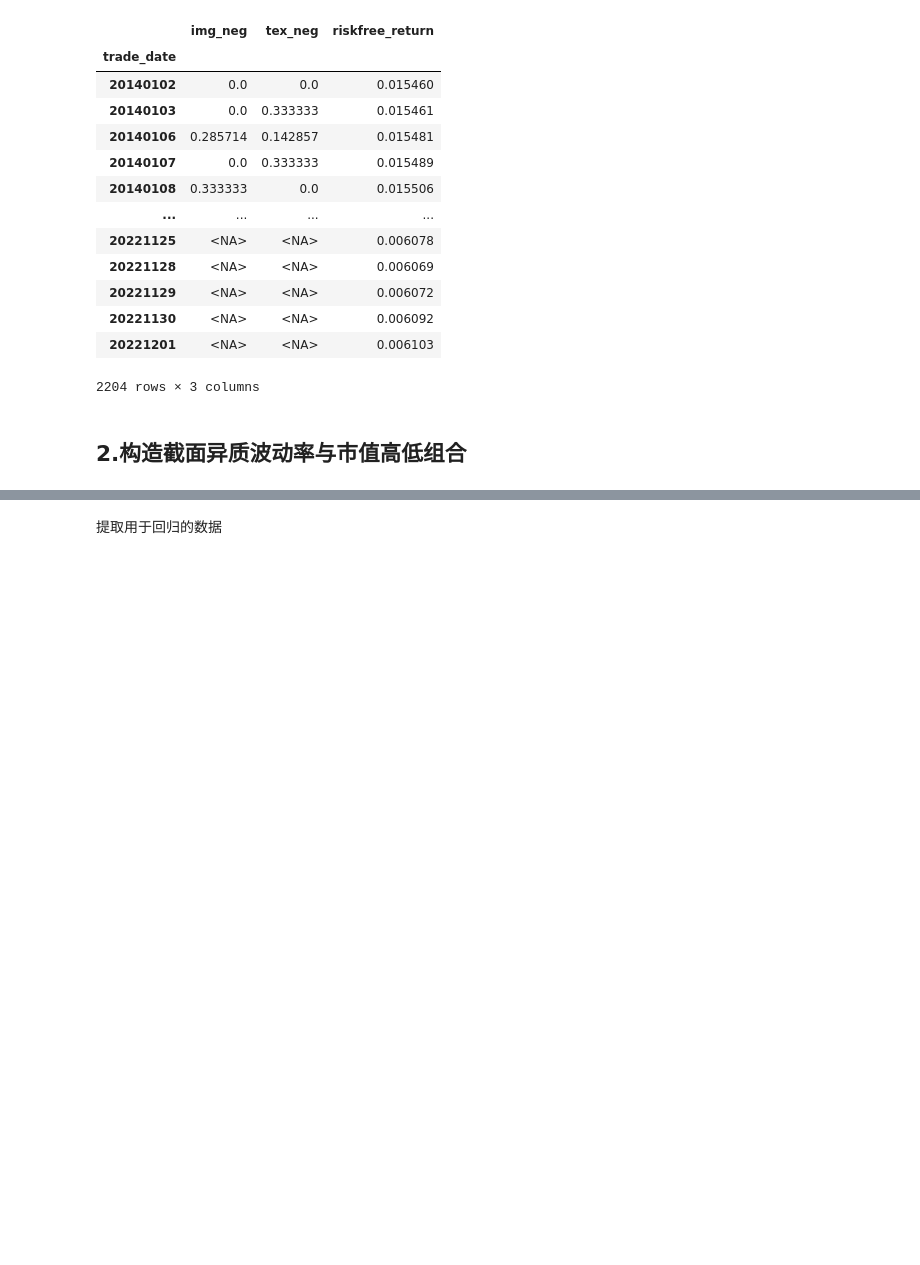
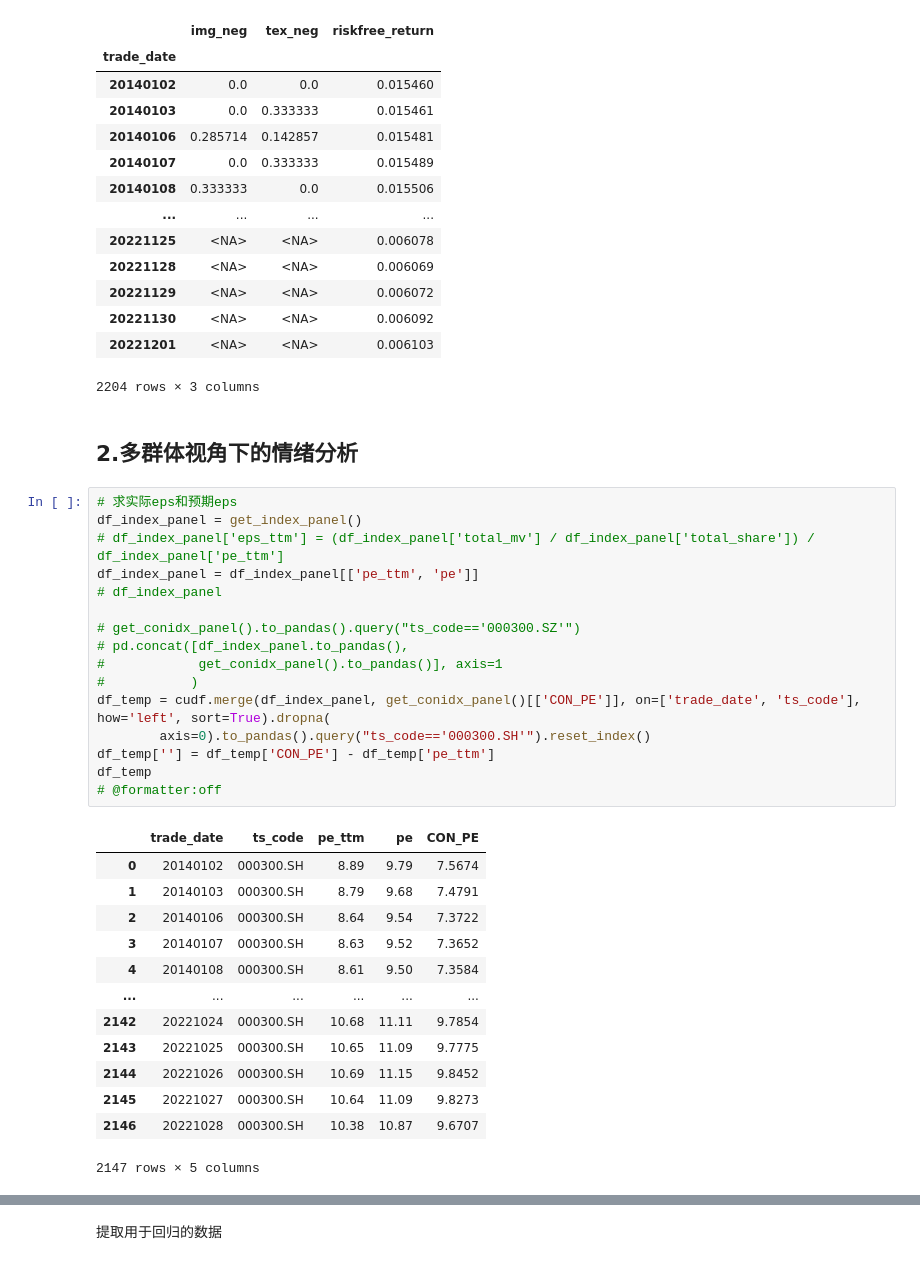
Before and after one commit to Colin-Bao/Investor-Sentiment, a Jupyter notebook: analyzer/analyzer.ipynb, the cells around one changed output, grey strips where cells are left out. Saved outputs shown, nothing was run; the diff lists cells and outputs as text; blank space fills up the shorter version.

```diff
--- a/analyzer/analyzer.ipynb
+++ b/analyzer/analyzer.ipynb
@@ -236,4 +220,34 @@ get_time_series()
 | 20221201 | <NA> | <NA> | 0.006103 |
 2204 rows × 3 columns
 # %% [markdown]
-## 2.构造截面异质波动率与市值高低组合
+## 2.多群体视角下的情绪分析
+# %%
+# 求实际eps和预期eps
+df_index_panel = get_index_panel()
+# df_index_panel['eps_ttm'] = (df_index_panel['total_mv'] / df_index_panel['total_share']) / df_index_panel['pe_ttm']
+df_index_panel = df_index_panel[['pe_ttm', 'pe']]
+# df_index_panel
+
+# get_conidx_panel().to_pandas().query("ts_code=='000300.SZ'")
+# pd.concat([df_index_panel.to_pandas(),
+#            get_conidx_panel().to_pandas()], axis=1
+#           )
+df_temp = cudf.merge(df_index_panel, get_conidx_panel()[['CON_PE']], on=['trade_date', 'ts_code'], how='left', sort=True).dropna(
+        axis=0).to_pandas().query("ts_code=='000300.SH'").reset_index()
+df_temp[''] = df_temp['CON_PE'] - df_temp['pe_ttm']
+df_temp
+# @formatter:off
+# %% [output]
+|  | trade_date | ts_code | pe_ttm | pe | CON_PE |
+| 0 | 20140102 | 000300.SH | 8.89 | 9.79 | 7.5674 |
+| 1 | 20140103 | 000300.SH | 8.79 | 9.68 | 7.4791 |
+| 2 | 20140106 | 000300.SH | 8.64 | 9.54 | 7.3722 |
+| 3 | 20140107 | 000300.SH | 8.63 | 9.52 | 7.3652 |
+| 4 | 20140108 | 000300.SH | 8.61 | 9.50 | 7.3584 |
+| ... | ... | ... | ... | ... | ... |
+| 2142 | 20221024 | 000300.SH | 10.68 | 11.11 | 9.7854 |
+| 2143 | 20221025 | 000300.SH | 10.65 | 11.09 | 9.7775 |
+| 2144 | 20221026 | 000300.SH | 10.69 | 11.15 | 9.8452 |
+| 2145 | 20221027 | 000300.SH | 10.64 | 11.09 | 9.8273 |
+| 2146 | 20221028 | 000300.SH | 10.38 | 10.87 | 9.6707 |
+2147 rows × 5 columns
```
Also changed, not shown: parts of 16 cells of this notebook.
